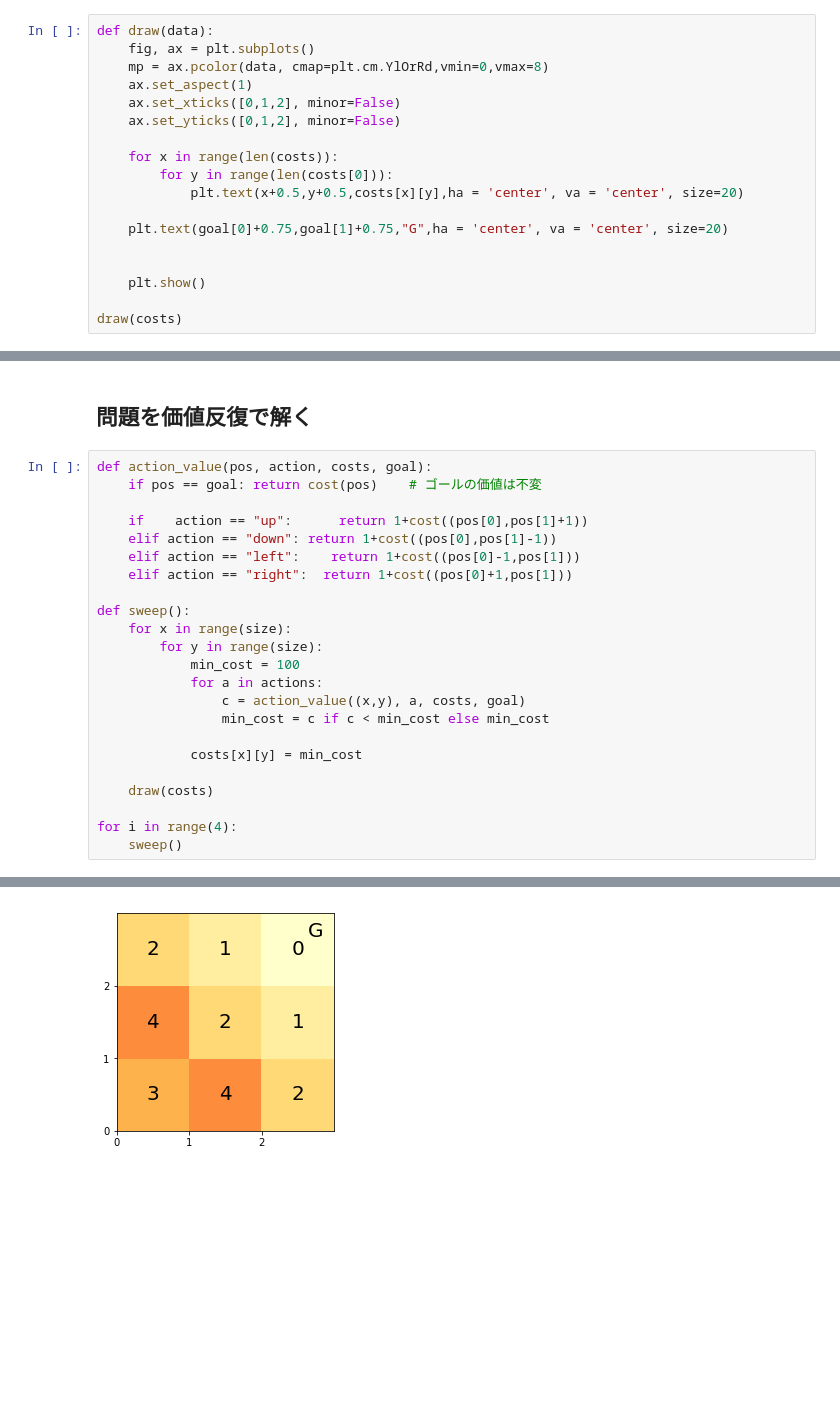
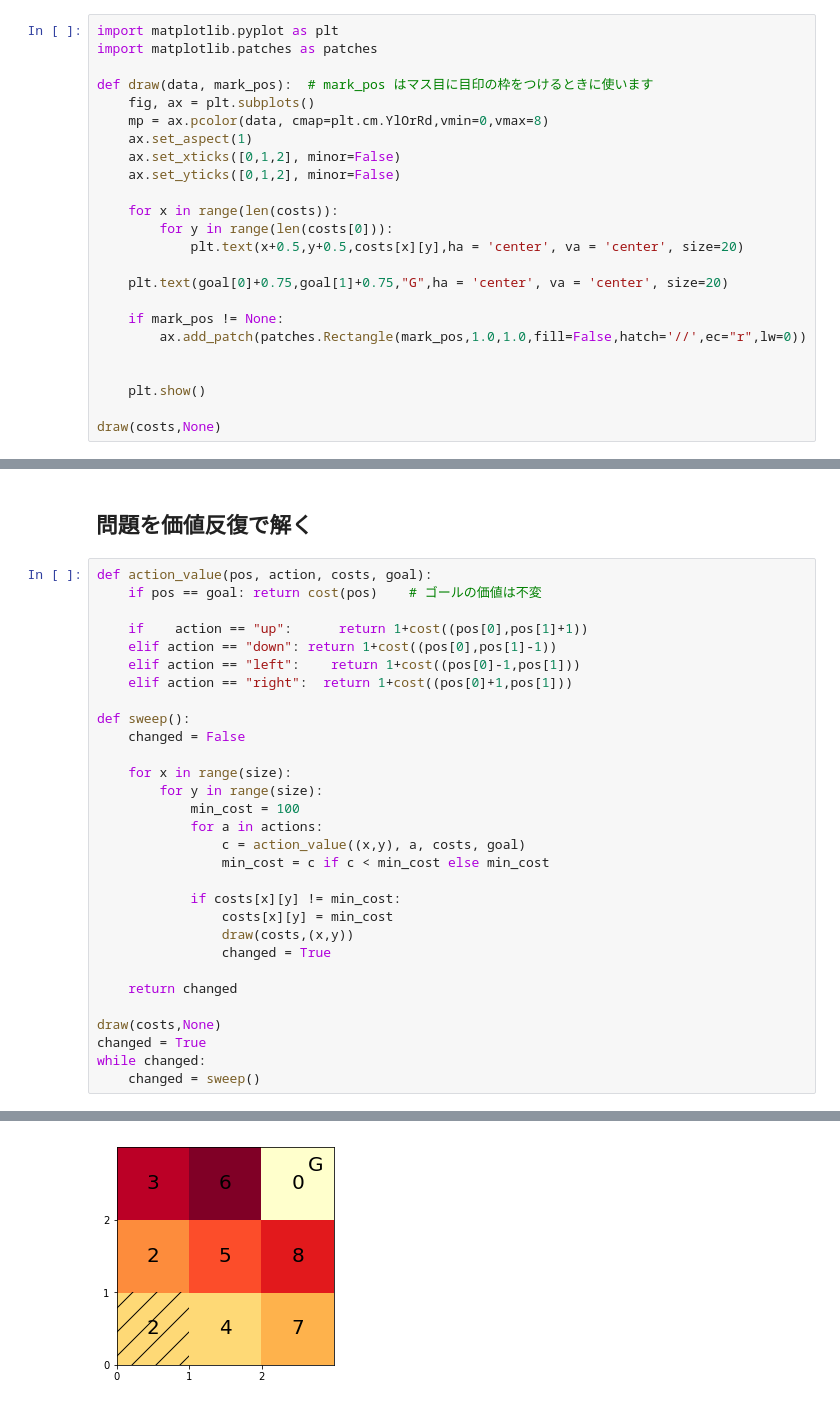
Before and after one commit to ryuichiueda/probrobo_practice, a Jupyter notebook: value_iteration/simple_value_iteration_no_noise.ipynb, the cells around one changed output, grey strips where cells are left out. Drawn from its saved outputs; the diff is of its cells as text; blank space fills up the shorter version.

```diff
--- a/value_iteration/simple_value_iteration_no_noise.ipynb
+++ b/value_iteration/simple_value_iteration_no_noise.ipynb
@@ -50,7 +49,10 @@ def cost(pos):
 # %% [markdown]
 ## 描画
 # %%
-def draw(data):
+import matplotlib.pyplot as plt
+import matplotlib.patches as patches
+
+def draw(data, mark_pos):  # mark_pos はマス目に目印の枠をつけるときに使います
     fig, ax = plt.subplots()
     mp = ax.pcolor(data, cmap=plt.cm.YlOrRd,vmin=0,vmax=8)
     ax.set_aspect(1)
@@ -63,10 +65,13 @@ def draw(data):
 
     plt.text(goal[0]+0.75,goal[1]+0.75,"G",ha = 'center', va = 'center', size=20)
 
+    if mark_pos != None:
+        ax.add_patch(patches.Rectangle(mark_pos,1.0,1.0,fill=False,hatch='//',ec="r",lw=0))
+
 
     plt.show()
 
-draw(costs)
+draw(costs,None)
 # %% [output]
 [figure]
 # %% [markdown]
@@ -81,6 +86,8 @@ def action_value(pos, action, costs, goal):
     elif action == "right":  return 1+cost((pos[0]+1,pos[1]))
 
 def sweep():
+    changed = False
+
     for x in range(size):
         for y in range(size):
             min_cost = 100
@@ -88,10 +95,15 @@ def sweep():
                 c = action_value((x,y), a, costs, goal)
                 min_cost = c if c < min_cost else min_cost
 
-            costs[x][y] = min_cost
+            if costs[x][y] != min_cost:
+                costs[x][y] = min_cost
+                draw(costs,(x,y))
+                changed = True
 
-    draw(costs)
+    return changed
 
-for i in range(4):
-    sweep()
+draw(costs,None)
+changed = True
+while changed:
+    changed = sweep()
 # %% [output]
@@ -99 +111 @@ for i in range(4):
-[figure, old version]
+[figure, new version]
```
Also changed, not shown: parts of 2 cells of this notebook.
